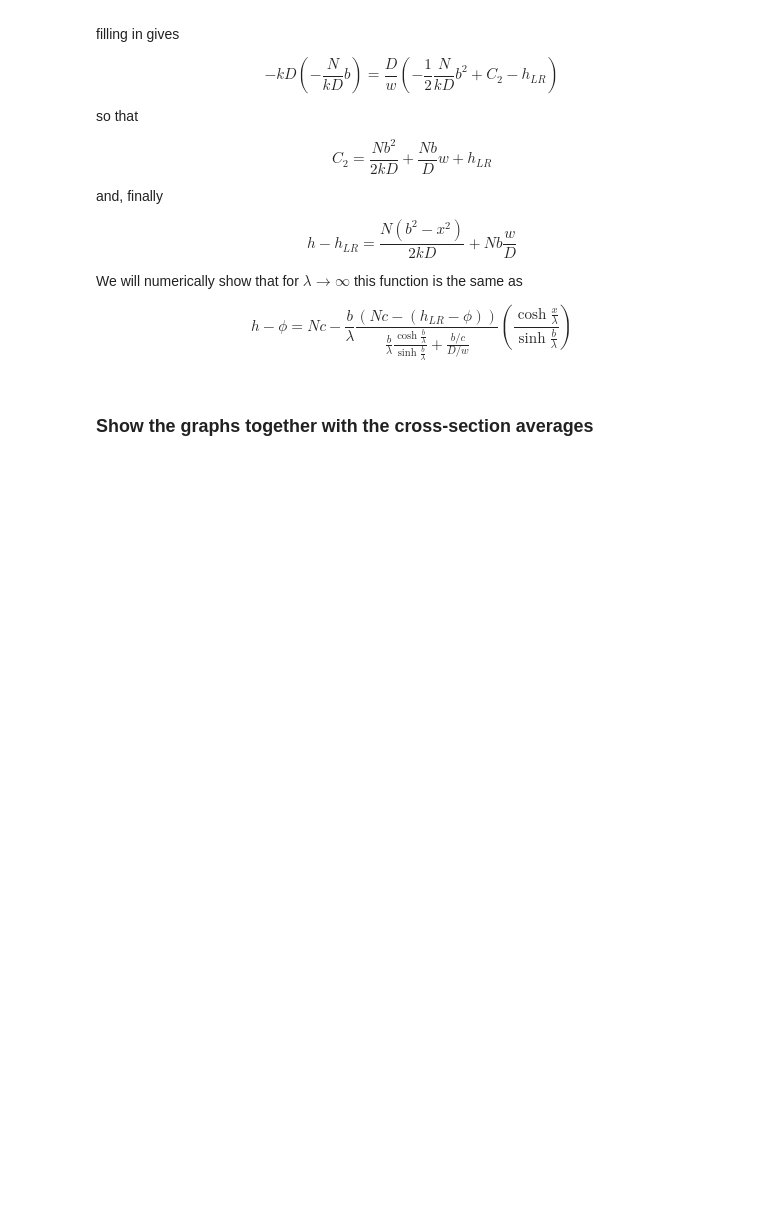
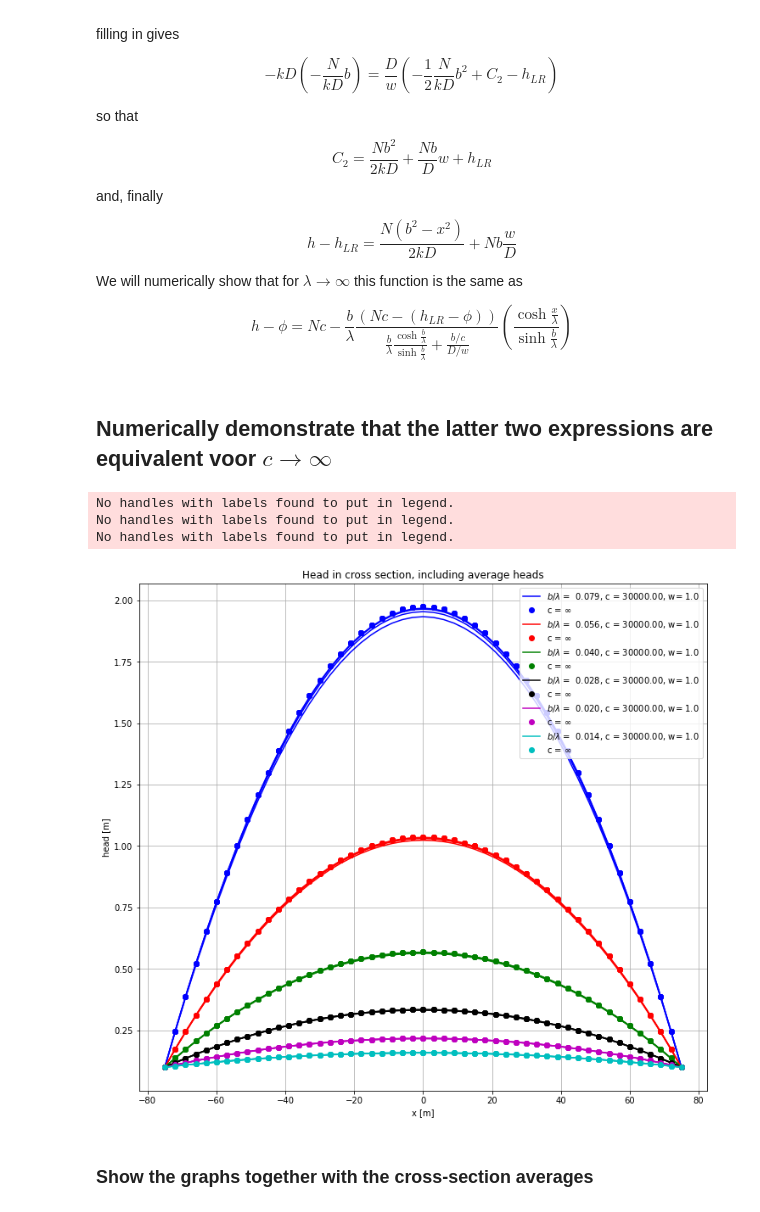
Before and after one commit to Olsthoorn/GGOR, a Jupyter notebook: jupyter/Basic-analytic-GGOR-solution.ipynb, the cells around one changed output. Drawn from its saved outputs; the diff is of its cells as text; code cells hidden in the pictures; blank space fills up the shorter version.

```diff
--- a/jupyter/Basic-analytic-GGOR-solution.ipynb
+++ b/jupyter/Basic-analytic-GGOR-solution.ipynb
@@ -58,6 +58,21 @@ phi, hlr, N
 ## Data for the examples in this notebook
 # %%
 columns = ['b', 'k', 'D', 'c', 'w', 'phi', 'hlr', 'N']
+
+# Testdata0, only the resistance c and the ditch resistance w vary in these data
+test_data0 = [   [75.,  2., 15.,  150.,  1., -0.5, 0., 0.02],
+                [75.,  4., 15.,  150.,  1., -0.5, 0., 0.02],
+                [75.,  8., 15.,  150.,  1., -0.5, 0., 0.02],
+                [75., 16., 15.,  150.,  1., -0.5, 0., 0.02],
+                [75., 32., 15.,  150,   1., -0.5, 0., 0.02],
+                [75., 64., 15.,  150,   1., -0.5, 0., 0.02],
+                [75., 128., 15.,  150.,  1., -0.5, 0., 0.02],
+                [75., 256., 15.,  150.,  1., -0.5, 0., 0.02],
+                [75., 512., 15.,  150.,  1., -0.5, 0., 0.02],
+                [75., 1024., 15.,  150.,  1., -0.5, 0., 0.02],
+                [75., 2048, 15.,  150.,  1., -0.5, 0., 0.02],
+                ]
+data0 = pd.DataFrame(test_data0, columns=columns)
 
 # Testdata, only the resistance c and the ditch resistance w vary in these data
 test_data = [   [75., 10., 15.,  0.15,  1., -0.5, 0., 0.02],
@@ -174,6 +189,44 @@ $$h-h_{LR}=\frac{N\left(b^{2}-x^{2}\right)}{2kD}+Nb\frac{w}{D}$$
 We will numerically show that for $\lambda\rightarrow\infty$ this function is the same as
 
 $$h-\phi=Nc-\frac{b}{\lambda}\frac{\left(Nc-\left(h_{LR}-\phi\right)\right)}{\frac{b}{\lambda}\frac{\cosh\frac{b}{\lambda}}{\sinh\frac{b}{\lambda}}+\frac{b/c}{D/w}}\left(\frac{\cosh\frac{x}{\lambda}}{\sinh\frac{b}{\lambda}}\right)$$
+# %% [markdown]
+## Numerically demonstrate that the latter two expressions are equivalent voor $c\rightarrow\infty$
+# %%
+ax = ga.newfig('Head in cross section, including average heads', 'x [m]', 'head [m]')
+
+clrs = ['b', 'r', 'g', 'k', 'm', 'c']
+cvals = [5000, 10000, 20000, 30000]
+# Show for ever larger c
+for c in cvals:
+    # For several data sets
+    for ip, clr in zip(data0.index[:6], clrs):
+        # Using data0 (not data)
+        d = data0.iloc[ip]
+        b, k, D,  w, hlr, phi, N = d[['b', 'k', 'D', 'w', 'hlr', 'phi', 'N']]
+        x = np.linspace(-b, b, 51)
+        lam = np.sqrt(k * D * c)
+        blam = b  / lam
+        Lam = 1 / (blam * np.cosh(blam) / np.sinh(blam) + (b / c) / (D / w))
+
+        if c == cvals[-1]:
+            label0 = '$b/\lambda$ = {:6.3f}, c = {:8.2f}, w={:4.1f}'.format(blam, c, w)
+            label1 = 'c = $\infty$'
+        else:
+            label0=''
+            label1 = ''
+        h = phi + N * c - blam * (N * c - (hlr - phi)) * Lam * np.cosh(x / lam) / np.sinh(blam)
+        ax.plot(x, h, color=clr, label=label0)
+
+        # The analytical solution without aquitard and underlying regional aquifer
+        h  = hlr + N * (b ** 2 - x ** 2) / (2 * k * D)  + N * b * w / D
+        ax.plot(x, h, 'x', lw=3, color=clr, marker='o', ls='none', label=label1)
+
+    ax.legend()
+# %% [output]
+No handles with labels found to put in legend.
+No handles with labels found to put in legend.
+No handles with labels found to put in legend.
+[figure, added]
 # %% [markdown]
 ### Show the graphs together with the cross-section averages
 # %%
```
Also changed, not shown: parts of 7 cells of this notebook, 5 other files.
